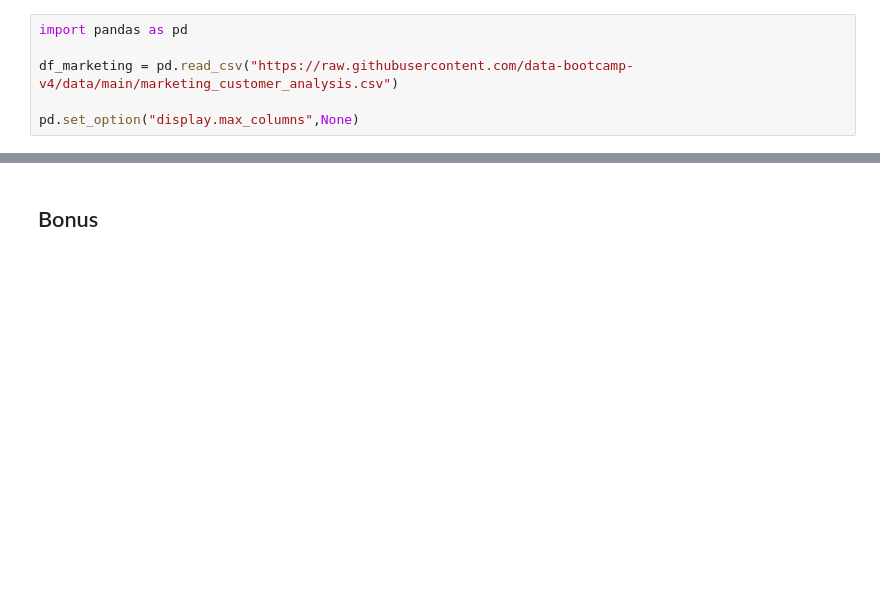
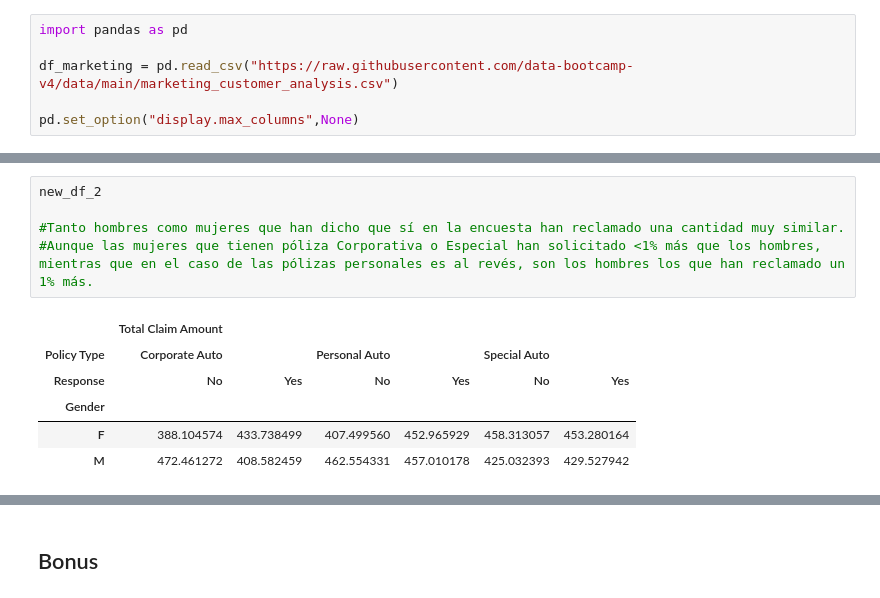
Before and after one commit to 125884236/lab-dw-data-aggregation-and-filtering, a Jupyter notebook: lab-dw-aggregating.ipynb, the cells around one changed output, grey strips where cells are left out. Cells and saved outputs as stored; diff of their text form; blank space fills up the shorter version.

```diff
--- a/lab-dw-aggregating.ipynb
+++ b/lab-dw-aggregating.ipynb
@@ -44,0 +54,12 @@ pd.pivot_table(df_marketing, index="Gender", columns="Policy Type", values=["Tot
+# %%
+new_df_2
+
+#Tanto hombres como mujeres que han dicho que sí en la encuesta han reclamado una cantidad muy similar.
+#Aunque las mujeres que tienen póliza Corporativa o Especial han solicitado <1% más que los hombres, mientras que en el caso de las pólizas personales es al revés, son los hombres los que han reclamado un 1% más.
+# %% [output]
+|  | Total Claim Amount |  |  |  |  |  |
+| Policy Type | Corporate Auto |  | Personal Auto |  | Special Auto |  |
+| Response | No | Yes | No | Yes | No | Yes |
+| Gender |  |  |  |  |  |  |
+| F | 388.104574 | 433.738499 | 407.499560 | 452.965929 | 458.313057 | 453.280164 |
+| M | 472.461272 | 408.582459 | 462.554331 | 457.010178 | 425.032393 | 429.527942 |
```
Also changed, not shown: parts of 12 cells of this notebook.
